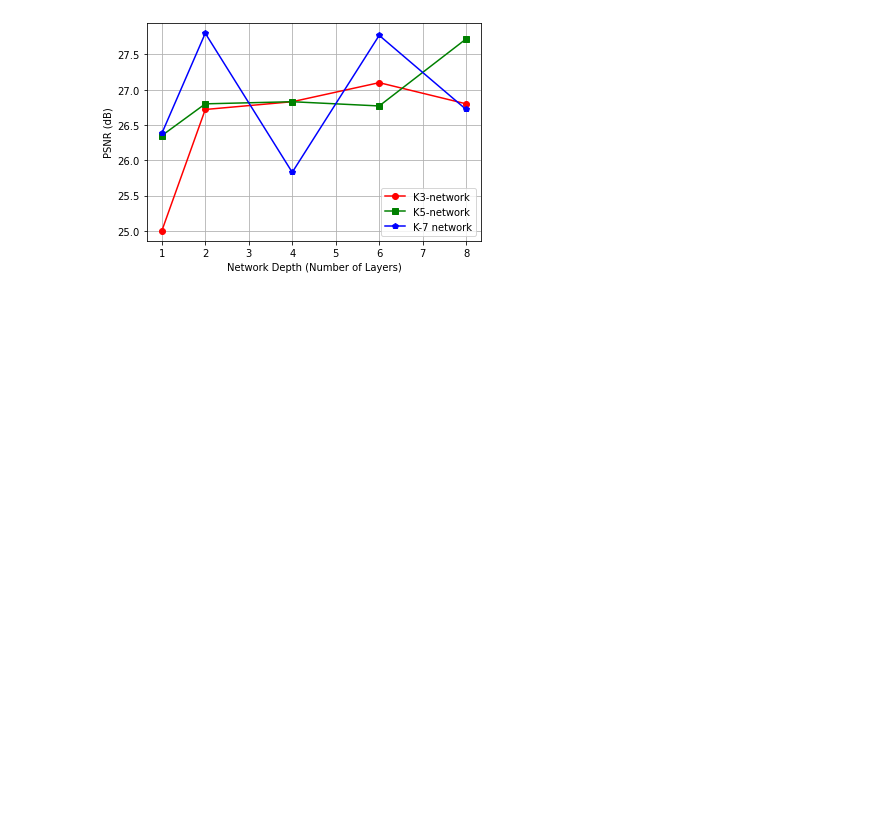
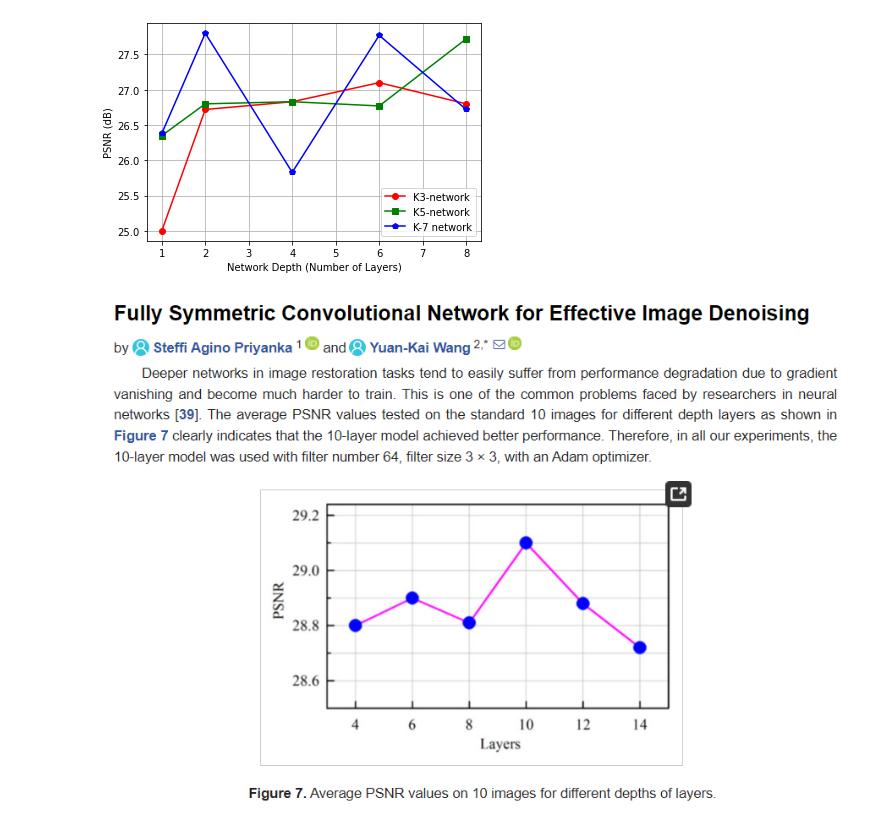
Before and after one commit to niazwazir/Google-Colab, a Jupyter notebook: GRAPH_FLOPS_SCALE4.ipynb, the cells around one changed output. Cells and saved outputs as stored; diff of their text form; code cells hidden in the pictures; blank space fills up the shorter version.

```diff
--- a/GRAPH_FLOPS_SCALE4.ipynb
+++ b/GRAPH_FLOPS_SCALE4.ipynb
@@ -176,3 +176,8 @@ plt.grid()
 plt.show()
 # %% [output]
 [figure]
+# %%
+from IPython.display import Image
+Image('TestImage/Fully_Symmetric.png')
+# %% [output]
+[figure, added]
```
Also changed, not shown: parts of 2 cells of this notebook.
